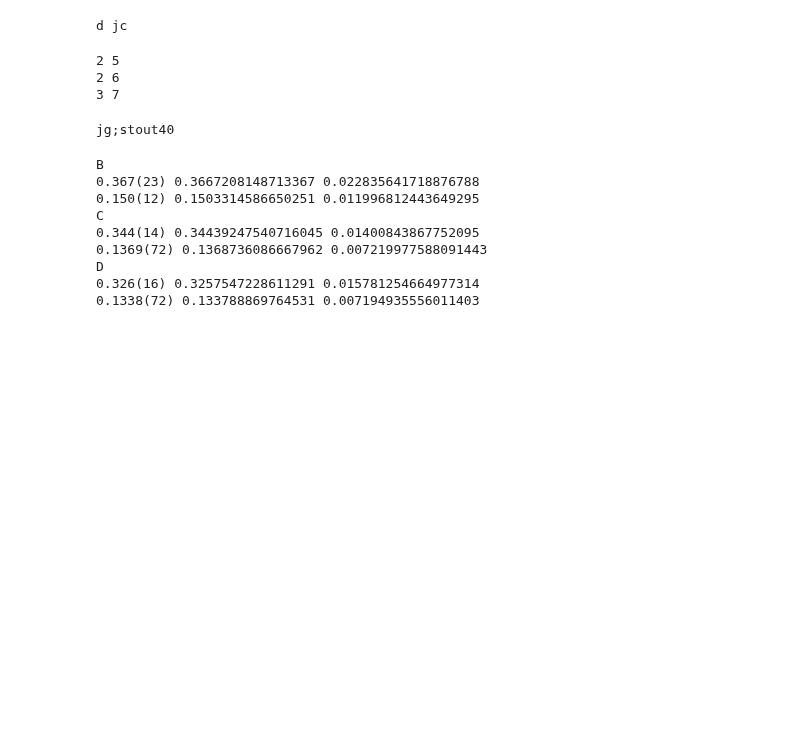
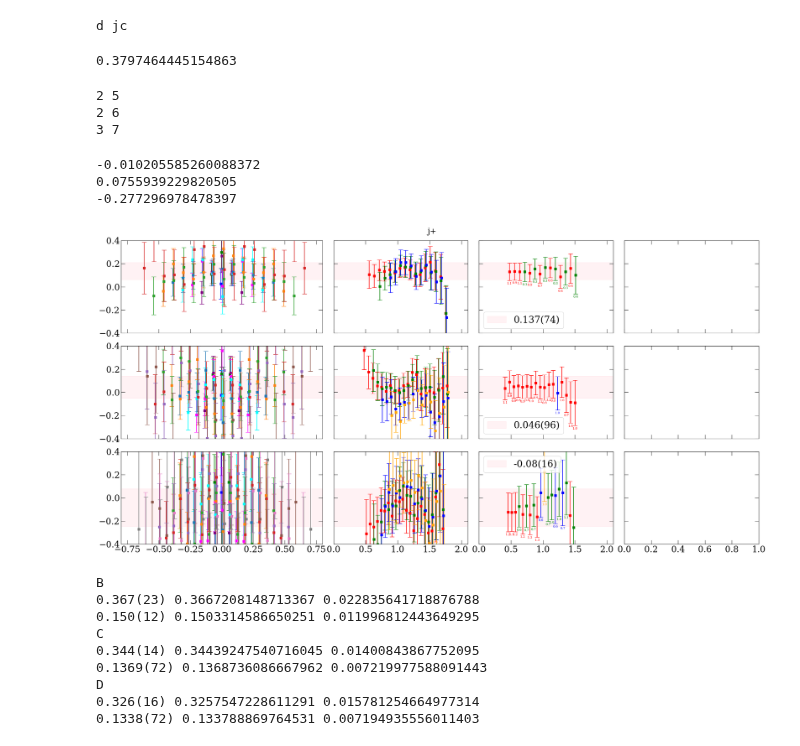
Before and after one commit to lee14916/glwc2, a Jupyter notebook: project2/02_discNJN_1D/earlyTest5_allfits_mu=nu.ipynb, the cells around one changed output. Drawn from its saved outputs; the diff is of its cells as text; code cells hidden in the pictures; blank space fills up the shorter version.

```diff
--- a/project2/02_discNJN_1D/earlyTest5_allfits_mu=nu.ipynb
+++ b/project2/02_discNJN_1D/earlyTest5_allfits_mu=nu.ipynb
@@ -367,3 +370,7 @@ for ens in enss[:]:
+# %%
+np.mean(res_c2ptN0['b'][:,0])
+# %% [output]
+0.3797464445154863
 # %%
 propThreshold=0.1
 # propThreshold=None
@@ -635,6 +642,8 @@ j2ylim={
 }
 
 # js=['jg;stout4','jg;stout7','jg;stout10','jg;stout13']
+
+js=['j+']
 
 func_C2pt_1st=lambda t,E0,c0: c0*np.exp(-E0*t)
 func_C2pt_2st=lambda t,E0,c0,dE1,rc1: c0*np.exp(-E0*t)*(1 + rc1*np.exp(-dE1*t))
@@ -682,6 +691,8 @@ for j in js:
         c3ptDic={tf:np.real(data[ens]['P44'][j][tf]) for tf in tfs}
         vev=np.real(data[ens]['P44_vev'][j])
         ratioDic1={tf:(c3ptDic[tf]/cN0[:,tf:tf+1] - vev[:,None])/(-3*amN/4) for tf in tfs}
+
+        print(vev[0])
 
         # c3ptDic={tf:np.real(data[ens]['P4i'][j][tf]/(1j*2*np.pi/ens2N[ens])) for tf in tfs}
         # ratioDic2={tf:c3ptDic[tf]/cN1[:,tf:tf+1] for tf in tfs}
@@ -816,36 +827,39 @@ for j in js:
 
             #         if symmetrizeQ:
             #             y_jk=np.concatenate([ratioDic[tf][:,tcmin:tf//2+1:2] for tf in tfs_fit if tf>=tfmin and tf<=tfmax_cut],axis=1)
             #         else:
             #             y_jk=np.concatenate([ratioDic[tf][:,tcmin:tf-tcmin+1:2] for tf in tfs_fit if tf>=tfmin and tf<=tfmax_cut],axis=1)
 
             #         Ndata=y_jk.shape[1]
             #         def fitfunc(pars):
             #             g,ra01,ra11, E0,dE1,rc1=pars
             #             t=np.concatenate([func_ratio_2st(tf,tcs_fit[tf],g,dE1,rc1,ra01,ra11) for tf in tfs_fit])
             #             return t
             #         # pars_jk,chi2_jk,Ndof=yu.jackfit(fitfunc,y_jk,[0.04],mask='uncorrelated')
             #         pars_jk,chi2_jk,Ndof=yu.jackfit(fitfunc,y_jk,pars0,parsExtra_jk=res_c2ptN1[ens])
             #         pars0=np.mean(pars_jk,axis=0)
             #         fits.append([(tcmin,tfmin),pars_jk,chi2_jk,Ndof])
 
             # for fit in fits:
             #     fitlabel,pars_jk,chi2_jk,Ndof=fit
             #     tcmin,tfmin=fitlabel
             #     i_tcmin=tcmins.index(tcmin)
 
             #     mean,err=yu.jackme(pars_jk[:,0])
             #     plt_x=(tfmin+tcmin*0.1)*xunit; plt_y=mean*yunit; plt_yerr=err*yunit
             #     i_tf=tfs.index(tfmin)
             #     ax.errorbar(plt_x,plt_y,plt_yerr,color=colors_tcmin[i_tcmin])
 
 
 
     plt.tight_layout()
-    # plt.savefig(f'fig/{figFolder}/{j}.pdf')
-    plt.close()
+    # plt.savefig(f'fig/{figFolder}/fig_ignore/{j}.pdf')
+    # plt.close()
 # %% [output]
-jg;stout40
+-0.010205585260088372
+0.0755939229820505
+-0.277296978478397
+[figure, added]
 # %%
 tconn_isos={}
 tconn_isov={}
```
Also changed, not shown: parts of 8 cells of this notebook, 39 other files.
